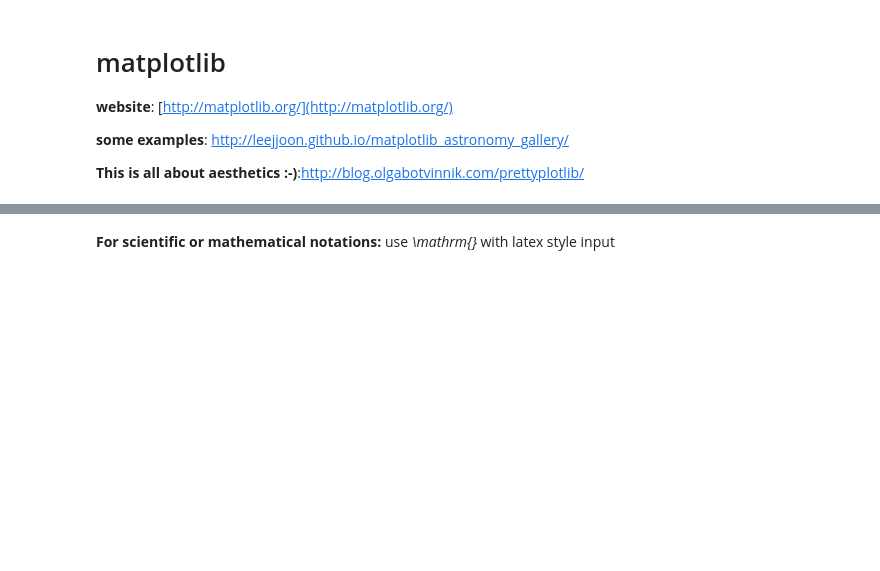
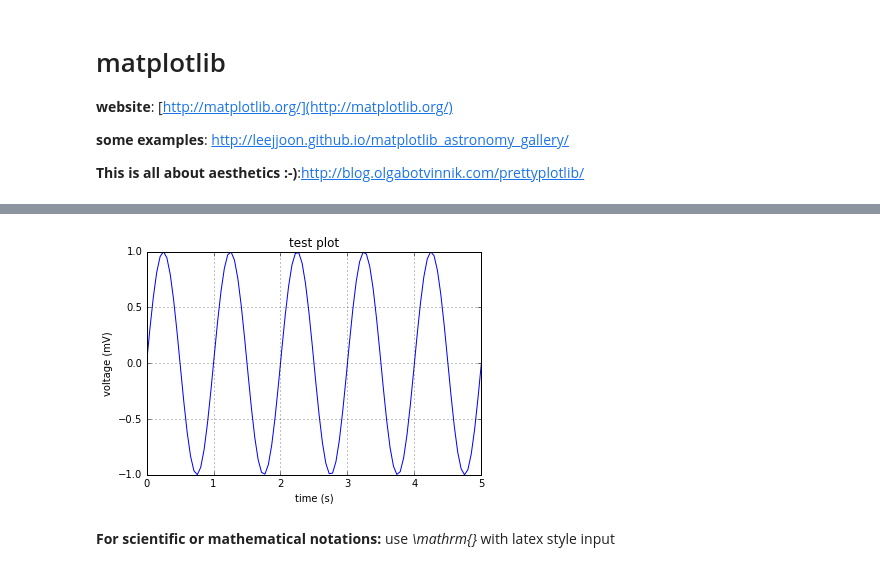
Before and after one commit to hypergravity/cham_hates_python, a Jupyter notebook: cham_teaches_python_04_plotting.ipynb, the cells around one changed output, grey strips where cells are left out. Saved outputs shown, nothing was run; the diff lists cells and outputs as text; code cells hidden in the pictures; blank space fills up the shorter version.

Commit message:
update plotting

```diff
--- a/cham_teaches_python_04_plotting.ipynb
+++ b/cham_teaches_python_04_plotting.ipynb
@@ -45,3 +36,19 @@ plt.show()
+# %%
+fig = plt.figure()
+ax = fig.add_subplot(111)
+x = np.linspace(0.,5.,100)
+y = np.sin(2*np.pi*x)
+ax.plot(x,y)
+# fig.show()
+
+ax.set_xlabel('time (s)')
+ax.set_ylabel('voltage (mV)')
+ax.set_title('test plot')
+ax.grid(True)
+# fig.savefig("test.pdf")
+fig.show()
+# %% [output]
+[figure, added]
 # %% [markdown]
 **For scientific or mathematical notations:** use *\mathrm{}* with latex style input
 # %%
```
Also changed, not shown: parts of 7 cells of this notebook.
